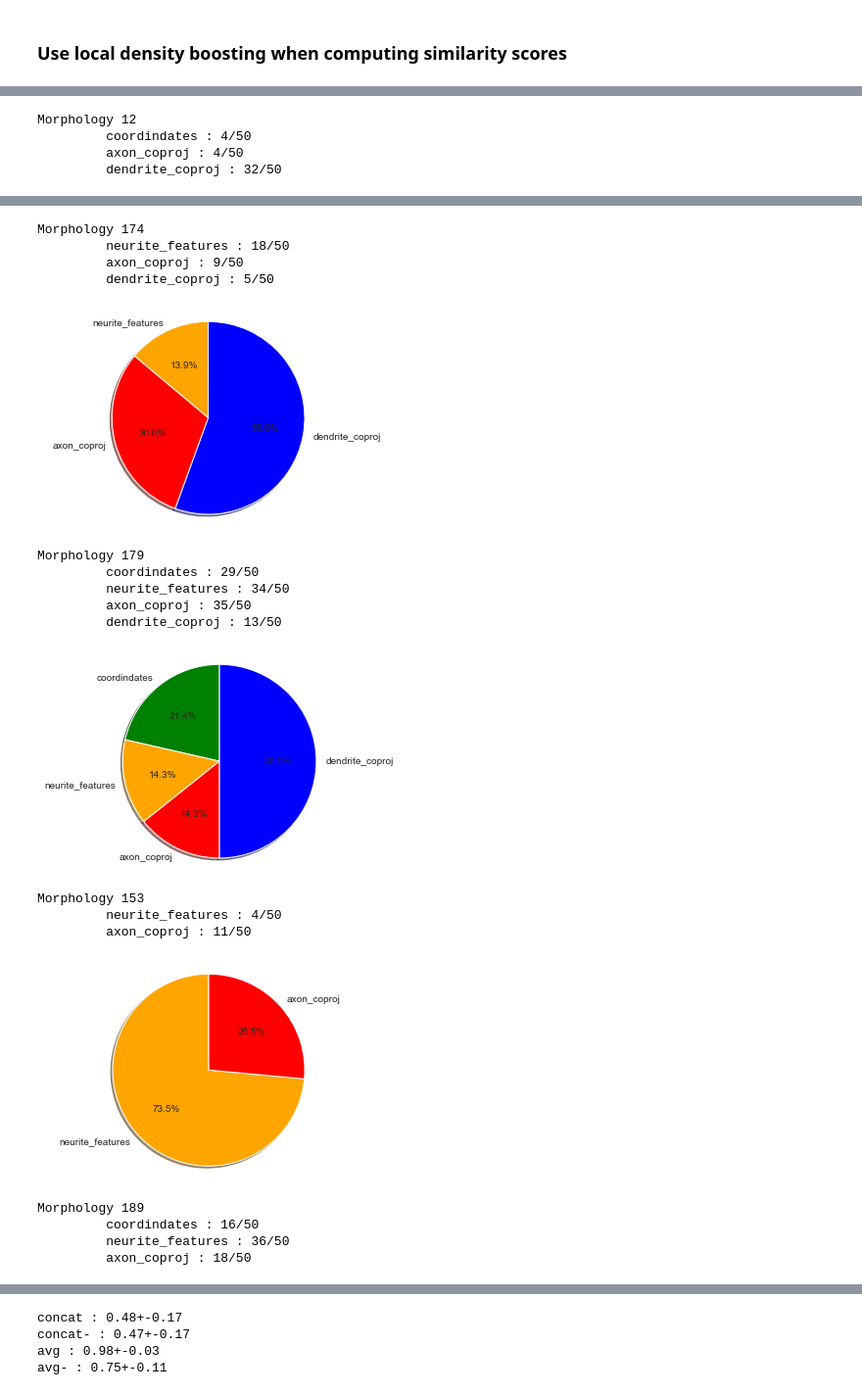
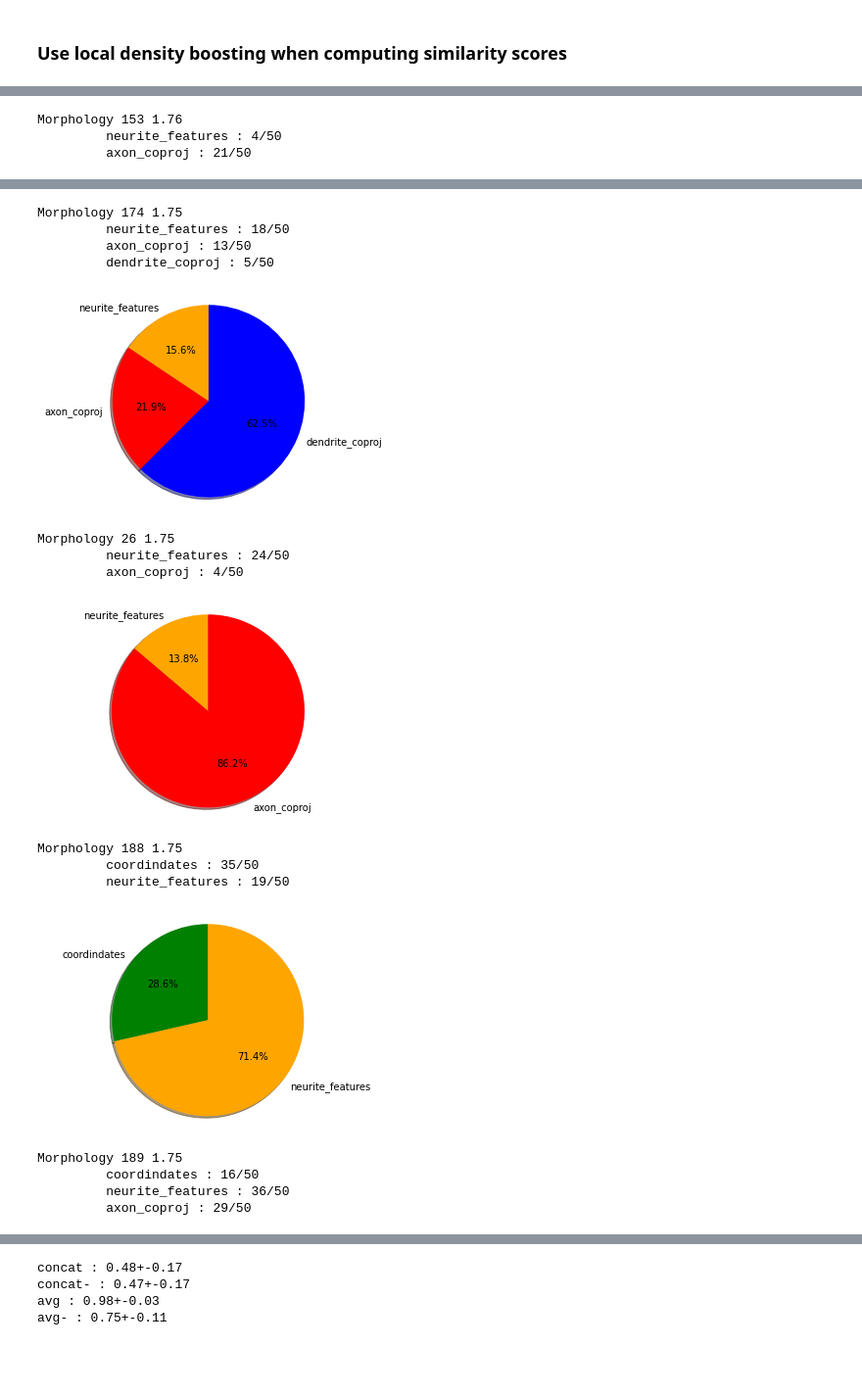
Before and after one commit to BlueBrain/knowledge-graph-inference, a Jupyter notebook: Combined recommendation.ipynb, the cells around one changed output, grey strips where cells are left out. Shown at 98% size. Cells and saved outputs as stored; diff of their text form; code cells hidden in the pictures; blank space fills up the shorter version.

```diff
--- a/Combined recommendation.ipynb
+++ b/Combined recommendation.ipynb
@@ -551,8 +518,8 @@ result = get_average_score(
     distance_normalizer=scale_by_mean,
     similarity_normalizer=min_max_scale)
 # %%
-for el in result:
-    print("Morphology", el)
+for el, score in result.items():
+    print("Morphology", el, "{:.2f}".format(score))
     labels = []
     aspect_scores = []
     for index_name, index in INDICES.items():
@@ -943,19 +909,21 @@ plt.show()
 most_similar_pair = {}
 old_similar_boosted = {}
 most_similar_boosted_pair = {}
-for index_name in PAIRWISE_SIMILARITIES:
+for index_name in pairwise_similarities:
     raw = {}
     boosted = {}
-    scaled_max_distance = (similarities[index_name] / MEANS[index_name]).max()
-    for (s, t), sim in PAIRWISE_SIMILARITIES[index_name].items():
-        raw_value = 1 / (1 + sim / MEANS[index_name])
-        from_s = (1 + BOOSTS[index_name][s] / scaled_max_distance) * raw_value
-        from_t = (1 + BOOSTS[index_name][t] / scaled_max_distance) * raw_value
-        raw[(s, t)] = raw_value
+    for (s, t), sim in pairwise_similarities[index_name].items():
+        from_s = boosts[index_name][s] + sim
+        from_t = boosts[index_name][t] + sim
+        raw[(s, t)] = sim
         boosted[(s, t)] = from_s
         boosted[(t, s)] = from_t
     max_value = max(raw.values())
     max_boosted_value = max(boosted.values())
-    most_similar_pair[index_name] = ([k for k, v in raw.items() if v == max_value][0], max_value)
-    old_similar_boosted[index_name] = boosted[(most_similar_pair[index_name][0][0], most_similar_pair[index_name][0][1])]
-    most_similar_boosted_pair[index_name] = ([k for k, v in boosted.items() if v == max_boosted_value][0], max_boosted_value)
+    most_similar_pair[index_name] = ([
+        k for k, v in raw.items() if v == max_value][0], max_value)
+    old_similar_boosted[index_name] = boosted[
+        (most_similar_pair[index_name][0][0],
+         most_similar_pair[index_name][0][1])]
+    most_similar_boosted_pair[index_name] = (
+        [k for k, v in boosted.items() if v == max_boosted_value][0], max_boosted_value)
@@ -1166,19 +1045,16 @@ Max boost:  0.2330401064767788
 # %%
-def scale_by_mean(x, index_name):
-    return x / MEANS[index_name]
-
 def min_max_scale(x, index_name):
     return BOOSTED_SCALERS[index_name].transform(np.atleast_2d(x))[0][0]
 # %%
 query = 0
 result = get_average_score(
-    INDICES, query, 30, distance=True,
+    INDICES, query, 30,
     distance_normalizer=scale_by_mean,
     similarity_booster=lambda x, index_name: x * (1 + get_boost_factor(0, index_name, 20)),
     similarity_normalizer=min_max_scale)
 # %%
-for el in result:
-    print("Morphology", el)
+for el, score in result.items():
+    print("Morphology", el, "{:.2f}".format(score))
     labels = []
     aspect_scores = []
     for index_name, index in INDICES.items():
@@ -1208,4 +1084,3 @@ Morphology 0
-Morphology 12
-         coordindates : 4/50
-         axon_coproj : 4/50
-         dendrite_coproj : 32/50
+Morphology 153 1.76
+         neurite_features : 4/50
+         axon_coproj : 21/50
@@ -1213,19 +1088,17 @@ Morphology 12
-Morphology 174
+Morphology 174 1.75
          neurite_features : 18/50
-         axon_coproj : 9/50
+         axon_coproj : 13/50
          dendrite_coproj : 5/50
-[figure, old version]
+[figure, new version]
-Morphology 179
-         coordindates : 29/50
-         neurite_features : 34/50
-         axon_coproj : 35/50
-         dendrite_coproj : 13/50
+Morphology 26 1.75
+         neurite_features : 24/50
+         axon_coproj : 4/50
-[figure, old version]
+[figure, new version]
-Morphology 153
-         neurite_features : 4/50
-         axon_coproj : 11/50
+Morphology 188 1.75
+         coordindates : 35/50
+         neurite_features : 19/50
-[figure, old version]
+[figure, new version]
-Morphology 189
+Morphology 189 1.75
          coordindates : 16/50
          neurite_features : 36/50
-         axon_coproj : 18/50
+         axon_coproj : 29/50
```
Also changed, not shown: parts of 61 cells of this notebook.
